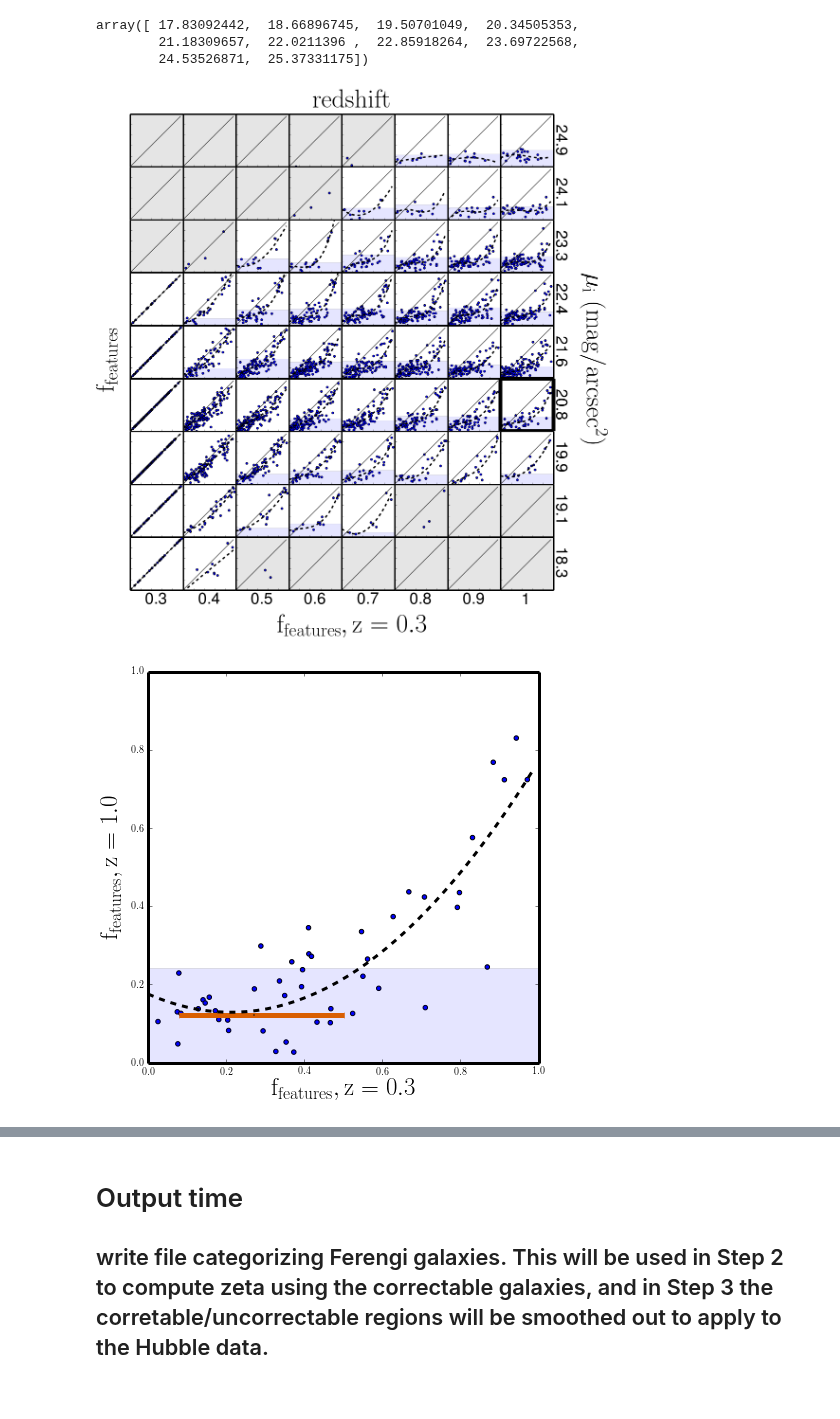
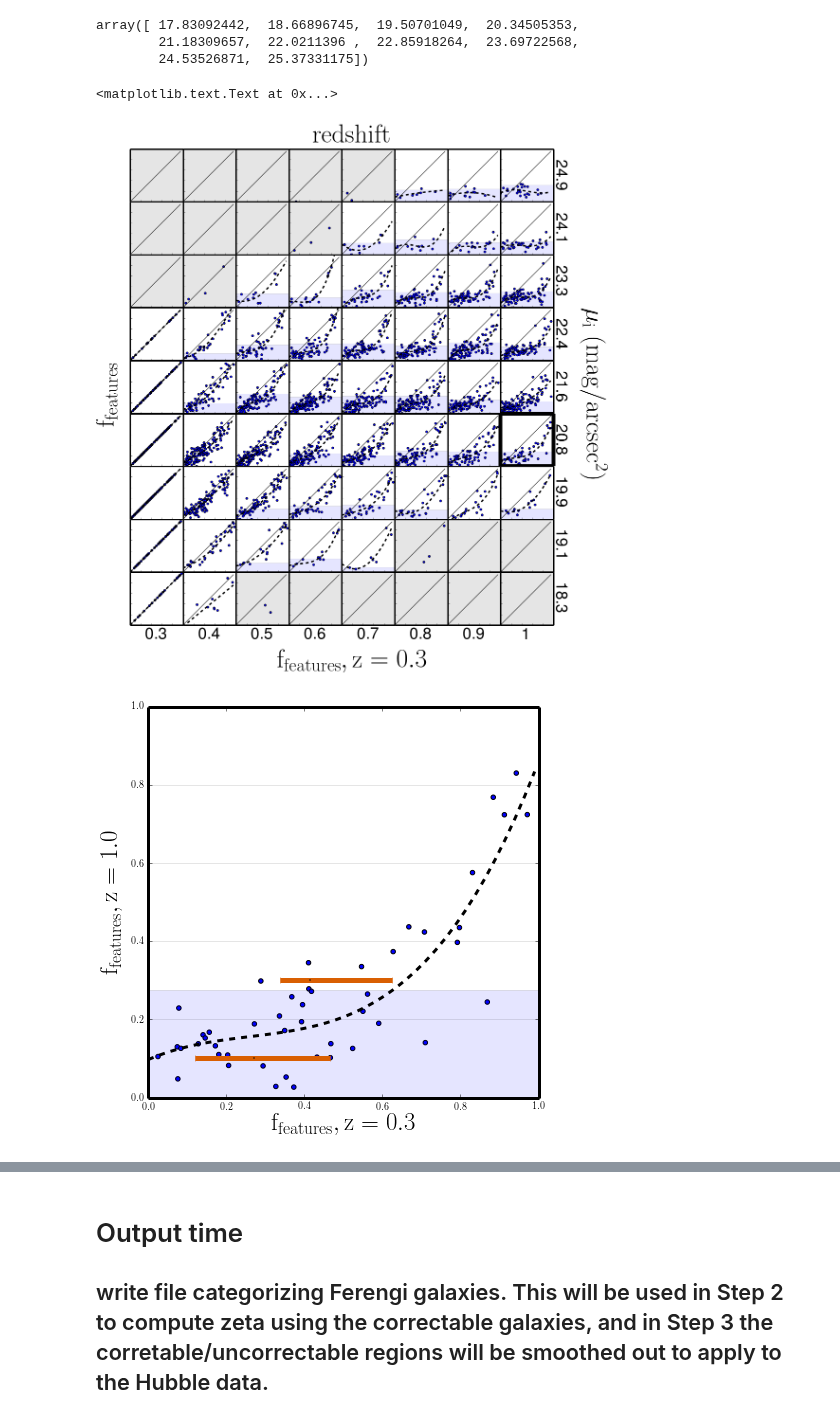
Before and after one commit to willettk/gzhubble, a Jupyter notebook: python/creating_debiased_catalog/STEP_1_p_features_thresholds_slope_method.ipynb, the cells around one changed output, grey strips where cells are left out. Cells and saved outputs as stored; diff of their text form; code cells hidden in the pictures.

```diff
--- a/python/creating_debiased_catalog/STEP_1_p_features_thresholds_slope_method.ipynb
+++ b/python/creating_debiased_catalog/STEP_1_p_features_thresholds_slope_method.ipynb
@@ -38,7 +38,9 @@ def download_from_dropbox(url):
     return local_filename
 # %%
 #Load Data!
-ferengi_filename = download_from_dropbox("https://www.dropbox.com/s/r88l9u5fcsbppui/ferengi_all_weighted_and_meta.fits?dl=1")
+#ferengi_filename = download_from_dropbox("https://www.dropbox.com/s/r88l9u5fcsbppui/ferengi_all_weighted_and_meta.fits?dl=1")
+ferengi_filename = ('/home/mel/Dropbox/gzhubble/ferengi_files/ferengi_all_weighted_and_meta.fits')
+
 old_data = Table.read(ferengi_filename)
 # %%
 #Calculate Surface brightness using equation 3 from Griffith et al. 2012
@@ -300,8 +302,9 @@ f.text(.45,.91,r'$\mathrm{redshift}$',fontsize=fs,ha='center')
 f.text(.08,.5,r'$\mathrm{f_{features}}$',rotation=90,fontsize=fs,va='center')
 f.text(.45,.05,r'$\mathrm{f_{features},z=0.3}$',fontsize=fs,ha='center');
 
-plt.savefig('../../writeup/figures/p_vs_p_SB_redshift.pdf')
+#plt.savefig('../../writeup/figures/p_vs_p_SB_redshift.pdf')
 # %% [output]
+<matplotlib.text.Text at 0x...>
 [figure]
 # %%
 #Subfigure plot:
@@ -316,9 +319,9 @@ flat_list=[]
 
 f=plt.figure(figsize=(7,7))
 
-poly_params=np.polynomial.polynomial.polyfit(xs,ys,2)
+poly_params=np.polynomial.polynomial.polyfit(xs,ys,3)
 poly = np.polynomial.Polynomial(poly_params)
-drv=derivative_of_poly(x_new,poly_params,2)
+drv=derivative_of_poly(x_new,poly_params,3)
 if np.min(drv)>-3: #fit okay, go ahead and plot
     plt.plot(x_new,np.polyval(poly_params[::-1],x_new),c='k',lw=3,ls='dashed')
     for d,val in enumerate(drv):
@@ -358,47 +361,45 @@ for b in range(0,len(bins_list)-1):
 
         #Now compute the mean and spread of p_features,z=0.3 for each bin
 p_features_means=[]
 x_error_lo=[]
 x_error_hi=[]
 bin_centers=[]
 
 for b in range(0,len(bins_list)-1):
     bin_bottom = round(bins_list[b],3)
     bin_top = round(bins_list[b+1],3)
-    try:
-        p_features_means.append(np.median(this_dct[bin_bottom,bin_top]))
-    except IndexError:
-        p_features_means.append(0)
+    plt.axhline(bin_bottom,c='k',lw=1,alpha=.1)
+    p_features_means.append(np.median(this_dct[bin_bottom,bin_top]))
     try:
             #    x_error_lo.append(p_features_means[b] - np.percentile(this_dct[bin_bottom,bin_top],10))
-        x_error_lo.append(np.percentile(this_dct[bin_bottom,bin_top],50) - np.percentile(this_dct[bin_bottom,bin_top],10))
+        x_error_lo.append(np.percentile(this_dct[bin_bottom,bin_top],50) - np.percentile(this_dct[bin_bottom,bin_top],15.85))
 
     except IndexError:
         x_error_lo.append(0)
     try:
               #  x_error_hi.append(np.percentile(this_dct[bin_bottom,bin_top],90) - p_features_means[b])
-        x_error_hi.append(np.percentile(this_dct[bin_bottom,bin_top],90) - np.percentile(this_dct[bin_bottom,bin_top],50))
+        x_error_hi.append(np.percentile(this_dct[bin_bottom,bin_top],84.15) - np.percentile(this_dct[bin_bottom,bin_top],50))
 
     except IndexError:
         x_error_hi.append(0)
     bin_centers.append((bin_top-bin_bottom)/2.+bin_bottom)
     try:
         interval_dct[z,yedges[y]].append({'bin_bottom':bin_bottom,'bin_top':bin_top,'low_limit':np.percentile(this_dct[bin_bottom,bin_top],10),'hi_limit':np.percentile(this_dct[bin_bottom,bin_top],90)})
     except IndexError:
         pass
-
-p_features_means=[p_features_means[0],-1]
-center = max_val/2.
-bin_centers=[center,-1]
-x_error_lo=[x_error_lo[0],-1]
-x_error_hi=[x_error_hi[0],-1]
-plt.errorbar(p_features_means,bin_centers,xerr=[x_error_lo,x_error_hi],fmt='o',c='#d95f02',markersize=1,elinewidth=5)
+plt.errorbar(p_features_means[0:2],bin_centers[0:2],xerr=[x_error_lo[0:2],x_error_hi[0:2]],fmt='o',c='#d95f02',markersize=1,elinewidth=5)
+#p_features_means=[p_features_means[0],-1]
+#center = max_val/2.
+#bin_centers=[center,-1]
+#x_error_lo=[x_error_lo[0],-1]
+#x_error_hi=[x_error_hi[0],-1]
+#plt.errorbar(p_features_means,bin_centers,xerr=[x_error_lo,x_error_hi],fmt='o',c='#d95f02',markersize=1,elinewidth=5)
 plt.xlabel(r'$\mathrm{f_{features},z=0.3}$',fontsize=25)
 plt.ylabel(r'$\mathrm{f_{features},z=1.0}$',fontsize=25)
 
 plt.savefig('../../writeup/figures/p_vs_p_SB_redshift_subplot.pdf')
 # %% [output]
-[figure, old version]
+[figure, new version]
 # %%
 #Here we'll compute the scatter in the points for different bins of measured p_values, so we can provide upper limits
 #on p_features for the difficult galaxies.
```
Also changed, not shown: parts of 4 cells of this notebook, 6 other files.
